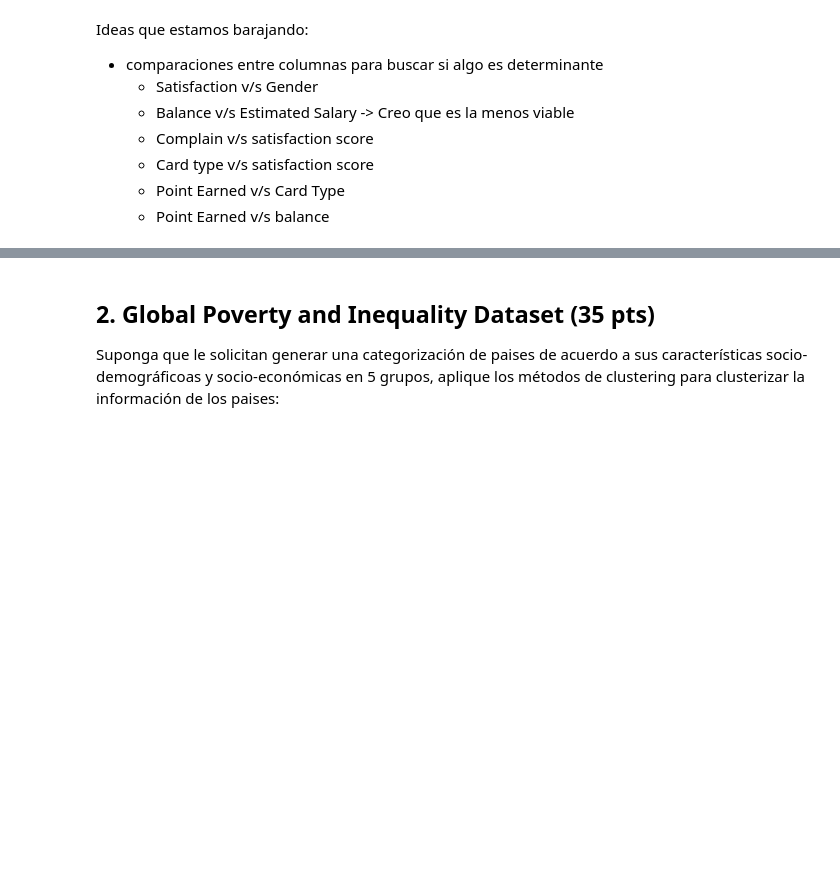
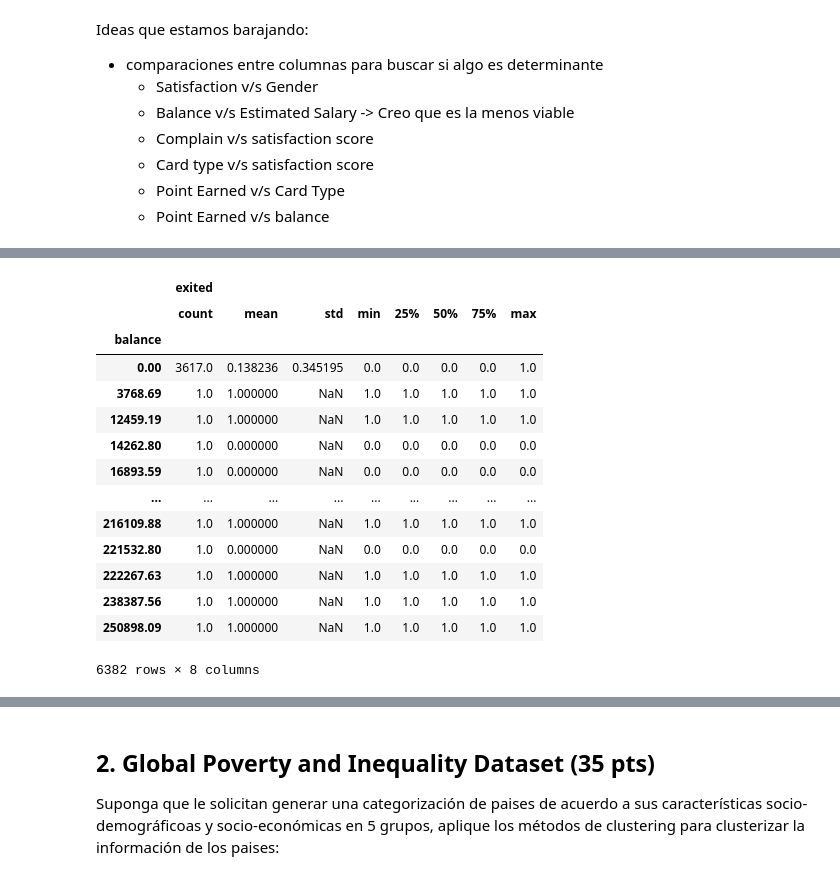
Before and after one commit to ElKroko/Data-Science, a Jupyter notebook: Tarea 3/Enunciado_Lab_3_Clustering_y_Reglas_de_Asociación.ipynb, the cells around one changed output, grey strips where cells are left out. Saved outputs shown, nothing was run; the diff lists cells and outputs as text; code cells hidden in the pictures; blank space fills up the shorter version.

```diff
--- a/Tarea 3/Enunciado_Lab_3_Clustering_y_Reglas_de_Asociación.ipynb
+++ b/Tarea 3/Enunciado_Lab_3_Clustering_y_Reglas_de_Asociación.ipynb
@@ -349,7 +433,23 @@ print(bank_df['Tenure'].describe()) # Distribución del tiempo que llevan en el
 # %%
 # Existe algun valor del balance que indique que se fueron?
 
-bank_df[["Balance", "Exited"]].groupby("Balance").describe()
+bank_df[["balance", "exited"]].groupby("balance").describe()
+# %% [output]
+|  | exited |  |  |  |  |  |  |  |
+|  | count | mean | std | min | 25% | 50% | 75% | max |
+| balance |  |  |  |  |  |  |  |  |
+| 0.00 | 3617.0 | 0.138236 | 0.345195 | 0.0 | 0.0 | 0.0 | 0.0 | 1.0 |
+| 3768.69 | 1.0 | 1.000000 | NaN | 1.0 | 1.0 | 1.0 | 1.0 | 1.0 |
+| 12459.19 | 1.0 | 1.000000 | NaN | 1.0 | 1.0 | 1.0 | 1.0 | 1.0 |
+| 14262.80 | 1.0 | 0.000000 | NaN | 0.0 | 0.0 | 0.0 | 0.0 | 0.0 |
+| 16893.59 | 1.0 | 0.000000 | NaN | 0.0 | 0.0 | 0.0 | 0.0 | 0.0 |
+| ... | ... | ... | ... | ... | ... | ... | ... | ... |
+| 216109.88 | 1.0 | 1.000000 | NaN | 1.0 | 1.0 | 1.0 | 1.0 | 1.0 |
+| 221532.80 | 1.0 | 0.000000 | NaN | 0.0 | 0.0 | 0.0 | 0.0 | 0.0 |
+| 222267.63 | 1.0 | 1.000000 | NaN | 1.0 | 1.0 | 1.0 | 1.0 | 1.0 |
+| 238387.56 | 1.0 | 1.000000 | NaN | 1.0 | 1.0 | 1.0 | 1.0 | 1.0 |
+| 250898.09 | 1.0 | 1.000000 | NaN | 1.0 | 1.0 | 1.0 | 1.0 | 1.0 |
+6382 rows × 8 columns
 # %%
 # Existe un salario representativo para la gente que se va?
 # Los grupos de las personas que se van tienen X plata...
```
Also changed, not shown: parts of 23 cells of this notebook.
